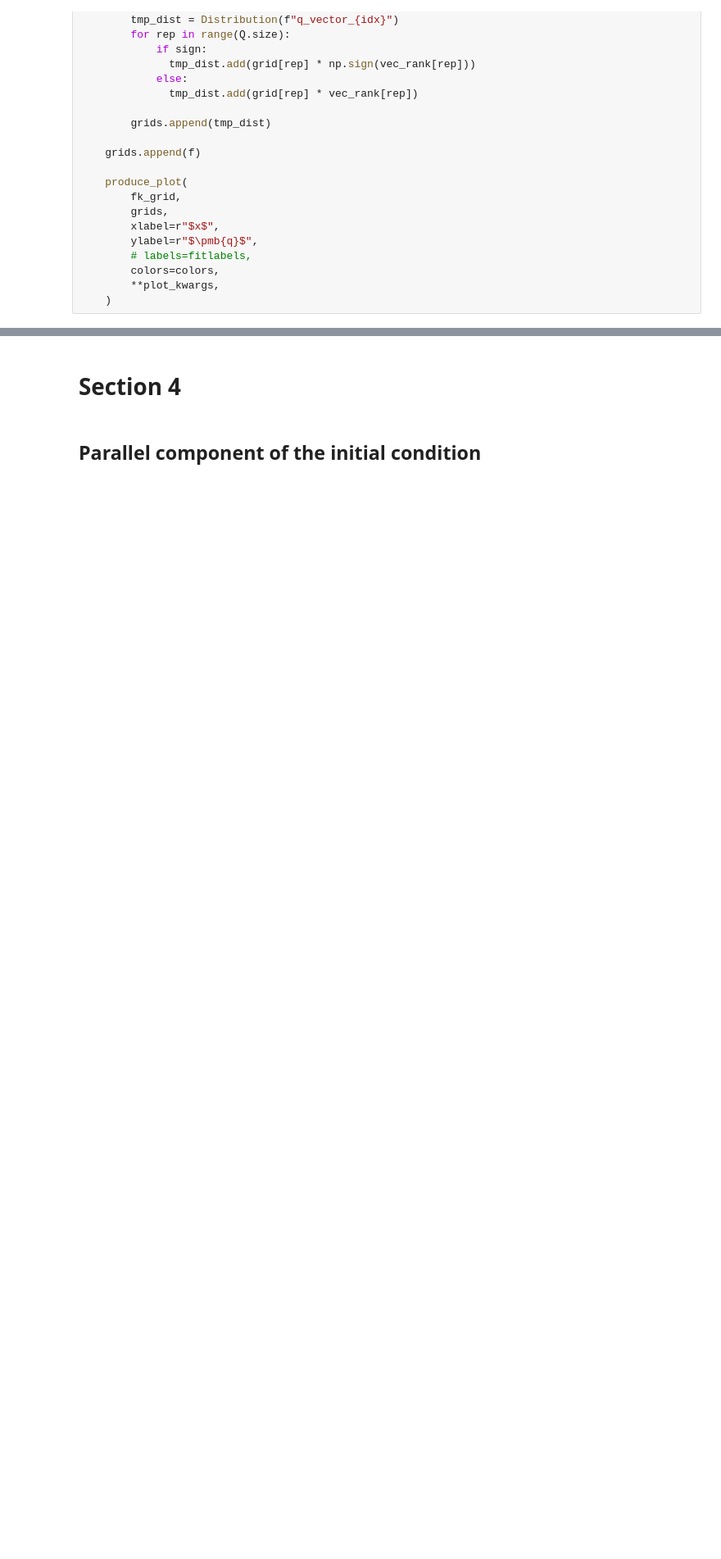
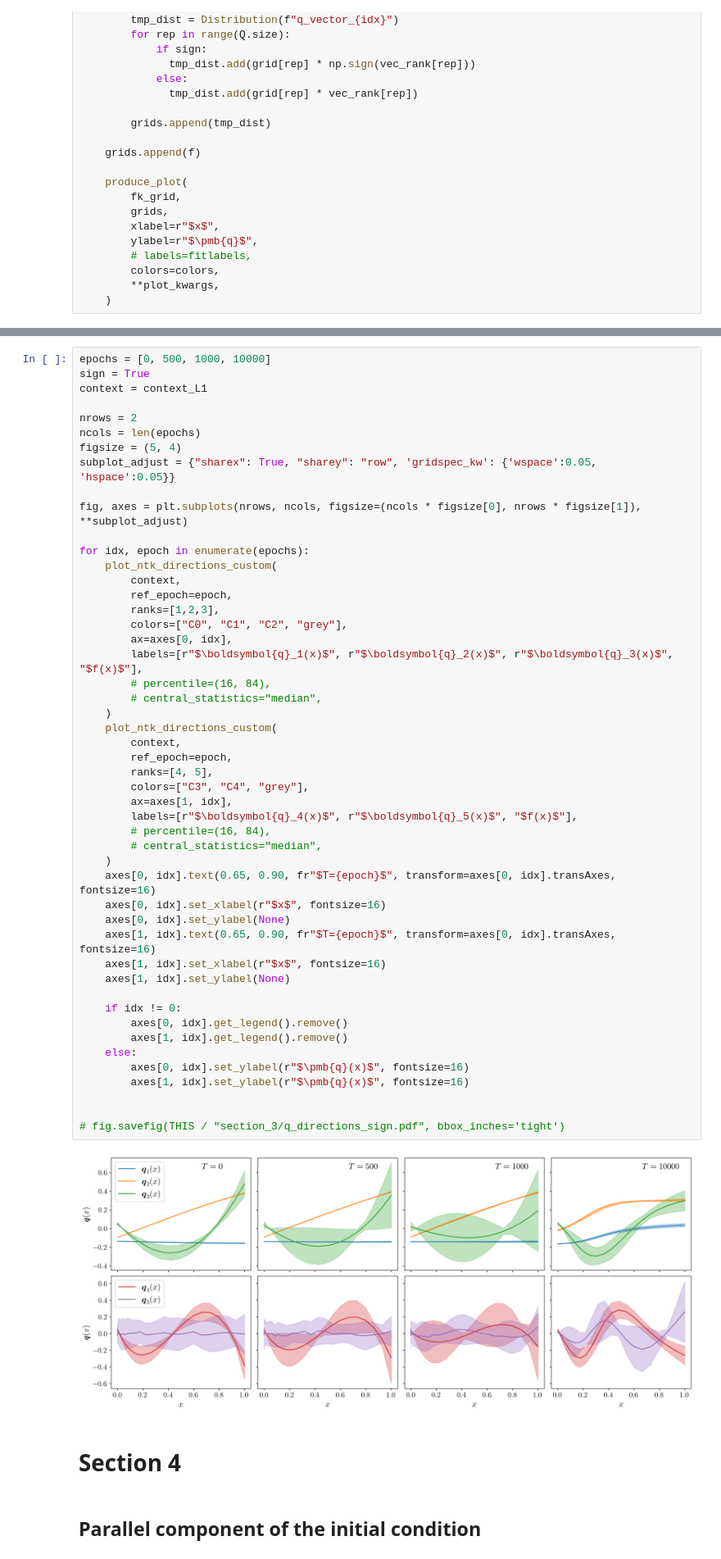
Before and after one commit to achiefa/DeepLearningTheory, a Jupyter notebook: notebooks/figs_for_paper.ipynb, the cells around one changed output, grey strips where cells are left out. Shown at 82% size. Cells and saved outputs as stored; diff of their text form; blank space fills up the shorter version.

```diff
--- a/notebooks/figs_for_paper.ipynb
+++ b/notebooks/figs_for_paper.ipynb
@@ -875,3 +893,54 @@ fig.savefig(THIS / "section_3/q_directions_sign.pdf", bbox_inches='tight')
+# %%
+epochs = [0, 500, 1000, 10000]
+sign = True
+context = context_L1
+
+nrows = 2
+ncols = len(epochs)
+figsize = (5, 4)
+subplot_adjust = {"sharex": True, "sharey": "row", 'gridspec_kw': {'wspace':0.05, 'hspace':0.05}}
+
+fig, axes = plt.subplots(nrows, ncols, figsize=(ncols * figsize[0], nrows * figsize[1]), **subplot_adjust)
+
+for idx, epoch in enumerate(epochs):
+    plot_ntk_directions_custom(
+        context,
+        ref_epoch=epoch,
+        ranks=[1,2,3],
+        colors=["C0", "C1", "C2", "grey"],
+        ax=axes[0, idx],
+        labels=[r"$\boldsymbol{q}_1(x)$", r"$\boldsymbol{q}_2(x)$", r"$\boldsymbol{q}_3(x)$", "$f(x)$"],
+        # percentile=(16, 84),
+        # central_statistics="median",
+    )
+    plot_ntk_directions_custom(
+        context,
+        ref_epoch=epoch,
+        ranks=[4, 5],
+        colors=["C3", "C4", "grey"],
+        ax=axes[1, idx],
+        labels=[r"$\boldsymbol{q}_4(x)$", r"$\boldsymbol{q}_5(x)$", "$f(x)$"],
+        # percentile=(16, 84),
+        # central_statistics="median",
+    )
+    axes[0, idx].text(0.65, 0.90, fr"$T={epoch}$", transform=axes[0, idx].transAxes, fontsize=16)
+    axes[0, idx].set_xlabel(r"$x$", fontsize=16)
+    axes[0, idx].set_ylabel(None)
+    axes[1, idx].text(0.65, 0.90, fr"$T={epoch}$", transform=axes[0, idx].transAxes, fontsize=16)
+    axes[1, idx].set_xlabel(r"$x$", fontsize=16)
+    axes[1, idx].set_ylabel(None)
+
+    if idx != 0:
+        axes[0, idx].get_legend().remove()
+        axes[1, idx].get_legend().remove()
+    else:
+        axes[0, idx].set_ylabel(r"$\pmb{q}(x)$", fontsize=16)
+        axes[1, idx].set_ylabel(r"$\pmb{q}(x)$", fontsize=16)
+
+
+# fig.savefig(THIS / "section_3/q_directions_sign.pdf", bbox_inches='tight')
+# %% [output]
+[figure, added]
 # %% [markdown]
 # Section 4
 # %% [markdown]
```
Also changed, not shown: parts of 8 cells of this notebook, 22 other files.
